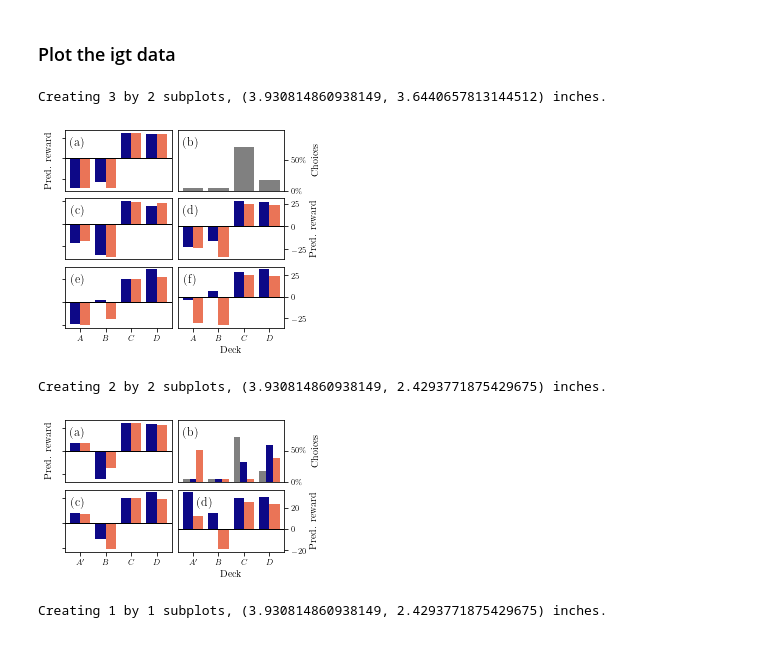
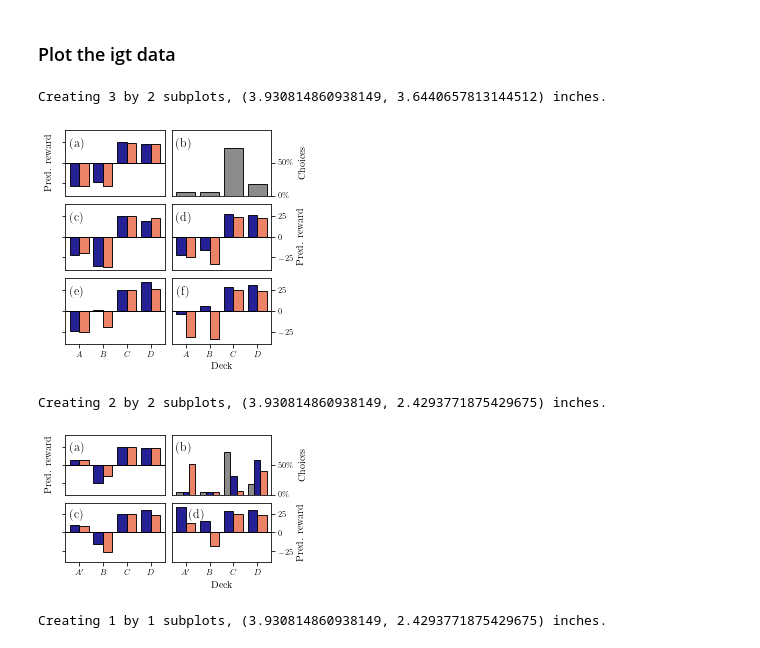
Before and after one commit to matomatical/neuRL, a Jupyter notebook: Figures-Report.ipynb, the cells around one changed output. Saved outputs shown, nothing was run; the diff lists cells and outputs as text; code cells hidden in the pictures.

```diff
--- a/Figures-Report.ipynb
+++ b/Figures-Report.ipynb
@@ -36,14 +39,11 @@ EXTRA_INCHES  = 0.5
 
 def subplots(rows, cols,
              titles=True, transpose_titles=False, x=0.12, y=0.65,
-             adjust=True, wspace=0.06, hspace=0.12,
              **kwargs):
     pt = TEXT_WIDTH_PT + figures.inches_to_pt(EXTRA_INCHES)
     fig, axes = figures.subplots(rows, cols, pt, **kwargs)
     if titles:
         figures.title_subplots(axes.T if transpose_titles else axes, x=x, y=y)
-    if adjust:
-        plt.subplots_adjust(hspace=hspace, wspace=wspace)
     return fig, axes
 # %%
 c = plt.cm.plasma
@@ -58,7 +58,7 @@ figures.use_tex_params()
 purple (0.050383, 0.029803, 0.527975, 1.0)
 orange (0.918109, 0.453603, 0.339529, 1.0)
 # %%
-fig, axes = subplots(4, 2, sharex='col', sharey='col', wspace=0.06, hspace=0.18)
+fig, axes = subplots(4, 2, sharex='col', sharey='col', transpose_titles=True)
 
 all_samples = np.concatenate(
     [stability_data[k][t]['sample']
@@ -89,7 +89,7 @@ for i, k in enumerate(['opt-based imputer', 'opt-based imputer (half)',
         if i < 2:
             kd = stats.gaussian_kde(log[t]['sample'], bw_method=0.18)
             axes[i, 1].plot(support, kd.pdf(support), color=color, linewidth=0.8)
-            axes[i, 1].scatter(log[t]['sample'], np.full_like(log[1]['sample'], 0.006),
+            axes[i, 1].scatter(log[t]['sample'], np.full_like(log[1]['sample'], 0.005),
                                marker="|", color=color, zorder=10, s=10)
         else:
             axes[i, 1].hist(log[t]['sample'], density=True, bins=bins, alpha=0.5,
@@ -107,6 +107,7 @@ axes[i, 1].set_yticklabels([])
 axes[i, 1].set_ylabel("Density")
 axes[i, 1].set_xlabel("Return")
 
+plt.tight_layout(w_pad=0.7, h_pad=0.5)
 plt.savefig('plots/stability.pdf', bbox_inches='tight')
 plt.show()
 # %% [output]
@@ -124,7 +125,7 @@ def plot_multi_bars(axis, heights, colors):
     os += h/2
     # add bars
     for i, hs in enumerate(heights):
-        axis.bar(xs[i] + os, hs, h, color=colors)
+        axis.bar(xs[i] + os, hs, h, color=colors, alpha=0.9, edgecolor="k")
     axis.axhline(linewidth=1, color='black')
 
 def transform(data):
@@ -146,34 +147,39 @@ for ax in axes[:-1, :].flat:
     ax.set_xticklabels([])
     ax.tick_params(axis='x', which=u'both',length=0)
 axes[0, 0].set_ylabel("Pred. reward")
 axes[0, 1].set_ylabel("Choices")
 axes[1, 1].set_ylabel("Pred. reward")
 axes[2, 0].set_xticks([0, 1, 2, 3])
 axes[2, 0].set_xticklabels(['$A$', '$B$', '$C$', '$D$'])
 axes[2, 1].set_xticks([0, 1, 2, 3])
 axes[2, 1].set_xticklabels(['$A$', '$B$', '$C$', '$D$'])
 axes[2, 1].set_xlabel("Deck")
 
 # plot the action counts
 axes[0, 1].set_ylim(0, 0.99)
 axes[0, 1].yaxis.set_major_formatter(mtick.PercentFormatter(1.0))
 axes[0, 1].set_yticks([0, 0.5])
 counts = np.atleast_2d(igt_data['traditional action counts'])
 counts = (counts / counts.sum()).T
 plot_multi_bars(axes[0, 1], counts, GRAY)
 
 # plot the state values
 plot_multi_bars(axes[0, 0], transform(igt_data['traditional']),      [PURPLE, ORANGE])
 plot_multi_bars(axes[1, 0], transform(igt_data['opt-based']),        [PURPLE, ORANGE])
 plot_multi_bars(axes[1, 1], transform(igt_data['opt-based (half)']), [PURPLE, ORANGE])
 plot_multi_bars(axes[2, 0], transform(igt_data['direct']),           [PURPLE, ORANGE])
 plot_multi_bars(axes[2, 1], transform(igt_data['direct (half)']),    [PURPLE, ORANGE])
 
+for ax in axes[[0, 1, 1, 2, 2], [0, 0, 1, 0, 1]]:
+    ax.set_ylim(-40, 40)
+    ax.set_yticks([-25, 0, 25])
+
+plt.tight_layout(w_pad=0.7, h_pad=0.4)
 plt.savefig('plots/igt.pdf', bbox_inches='tight')
 plt.show()
 # %% [output]
 Creating 3 by 2 subplots, (3.930814860938149, 3.6440657813144512) inches.
-[figure, old version]
+[figure, new version]
 # %%
 fig, axes = subplots(2, 2, sharey=False, titles=False)
 
@@ -216,11 +222,16 @@ axes[0, 1].set_title("(b)", x=0.12, y=0.65)
 axes[1, 0].set_title("(c)", x=0.12, y=0.65)
 axes[1, 1].set_title("(d)", x=0.25, y=0.65)
 
+for ax in axes[[0, 1, 1], [0, 0, 1]]:
+    ax.set_ylim(-40, 40)
+    ax.set_yticks([-25, 0, 25])
+
+plt.tight_layout(w_pad=0.7, h_pad=0.4)
 plt.savefig('plots/xigt-v2.pdf', bbox_inches='tight')
 plt.show()
 # %% [output]
 Creating 2 by 2 subplots, (3.930814860938149, 2.4293771875429675) inches.
-[figure, old version]
+[figure, new version]
 # %%
 # TODO: Online expectiles and learning rate stability
 # %%
```
Also changed, not shown: parts of 3 cells of this notebook, 5 other files.
